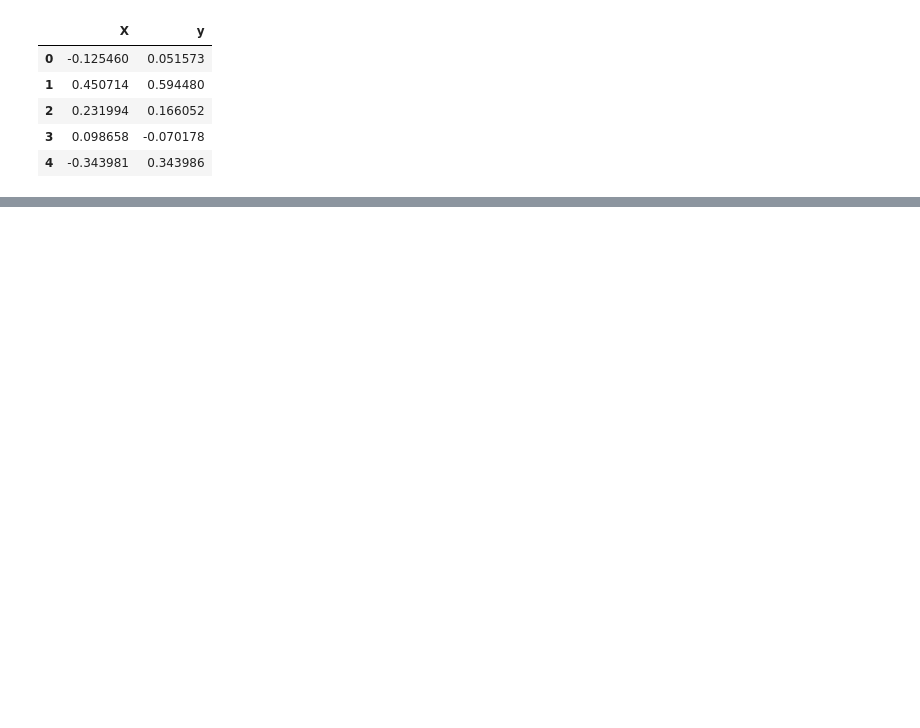
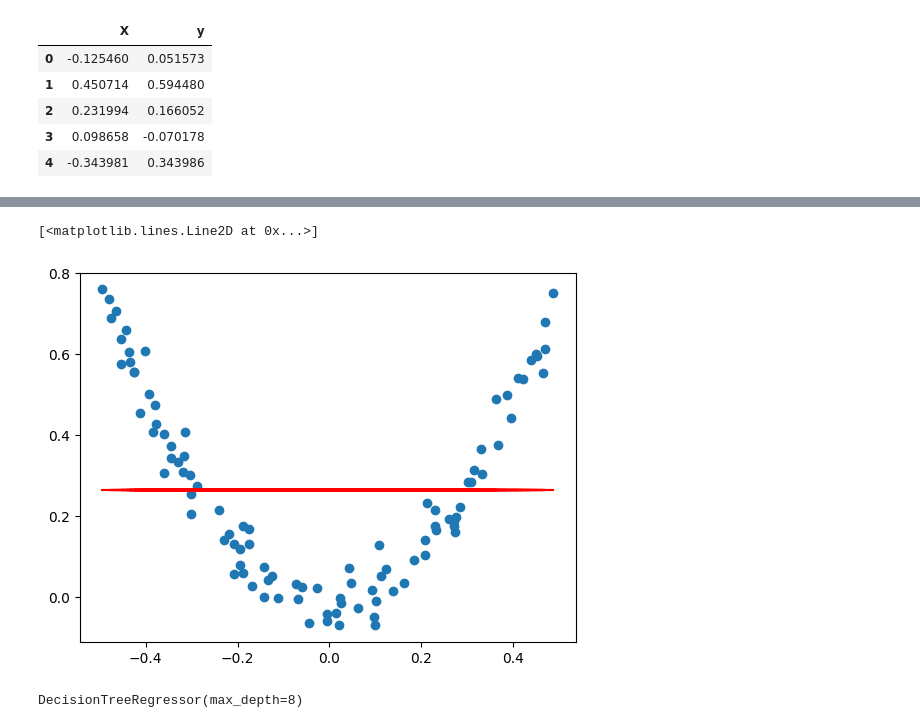
Before and after one commit to Omii04/Machine-Learning, a Jupyter notebook: Gradient Boosting.ipynb, the cells around one changed output, grey strips where cells are left out. Drawn from its saved outputs; the diff is of its cells as text; code cells hidden in the pictures; blank space fills up the shorter version.

```diff
--- a/Gradient Boosting.ipynb
+++ b/Gradient Boosting.ipynb
@@ -41,0 +42,8 @@ df
+# %%
+df['res1']=df['y'] - df['pred1']
+# %%
+plt.scatter(df['X'],df['y'])
+plt.plot(df['X'],df['pred1'],color='red')
+# %% [output]
+[<matplotlib.lines.Line2D at 0x...>]
+[figure, added]
@@ -41,0 +54,4 @@ df
+# %%
+tree1.fit(df['X'].values.reshape(100,1),df['res1'].values)
+# %% [output]
+DecisionTreeRegressor(max_depth=8)
```
Also changed, not shown: parts of 4 cells of this notebook.
